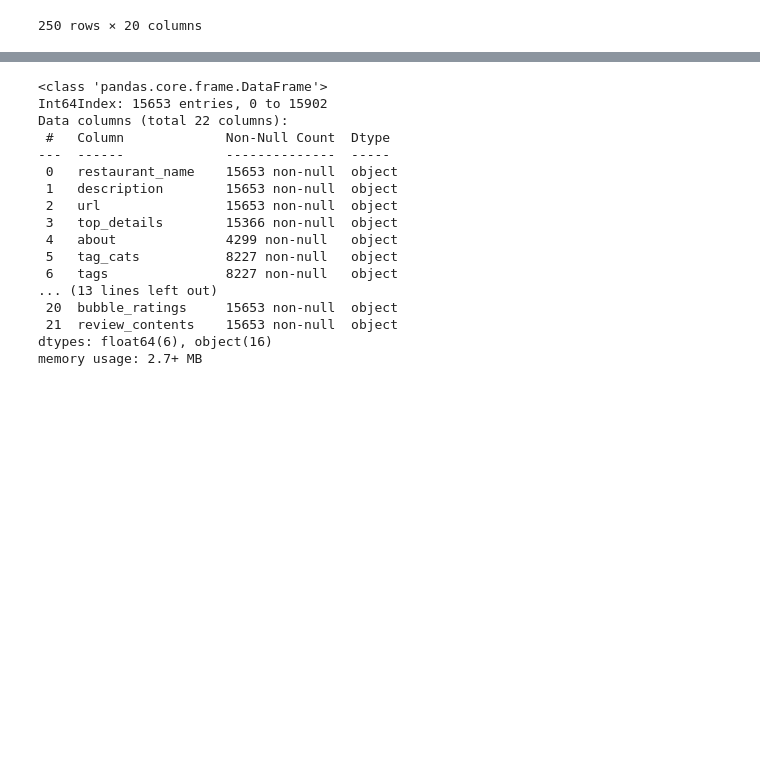
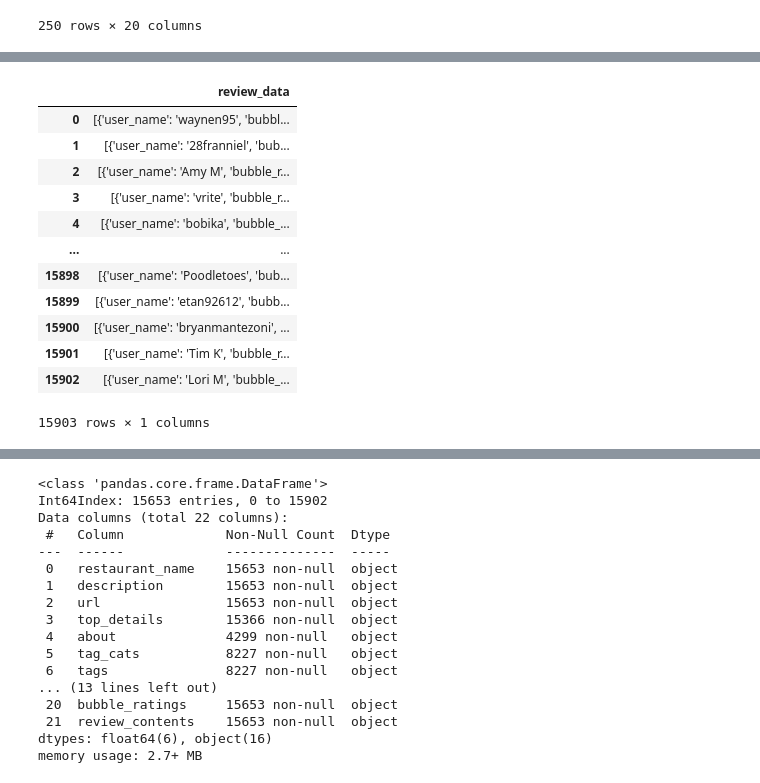
Before and after one commit to chelseanbr/hon-eats-recommender, a Jupyter notebook: eda.ipynb, the cells around one changed output, grey strips where cells are left out. Saved outputs shown, nothing was run; the diff lists cells and outputs as text; code cells hidden in the pictures; blank space fills up the shorter version.

```diff
--- a/eda.ipynb
+++ b/eda.ipynb
@@ -117,0 +139,16 @@ df[df['num_reviews'].isnull()]
+# %%
+pd.DataFrame.from_dict(df['review_data'])
+# %% [output]
+|  | review_data |
+| 0 | [{'user_name': 'waynen95', 'bubbl... |
+| 1 | [{'user_name': '28franniel', 'bub... |
+| 2 | [{'user_name': 'Amy M', 'bubble_r... |
+| 3 | [{'user_name': 'vrite', 'bubble_r... |
+| 4 | [{'user_name': 'bobika', 'bubble_... |
+| ... | ... |
+| 15898 | [{'user_name': 'Poodletoes', 'bub... |
+| 15899 | [{'user_name': 'etan92612', 'bubb... |
+| 15900 | [{'user_name': 'bryanmantezoni', ... |
+| 15901 | [{'user_name': 'Tim K', 'bubble_r... |
+| 15902 | [{'user_name': 'Lori M', 'bubble_... |
+15903 rows × 1 columns
```
Also changed, not shown: parts of 8 cells of this notebook.
